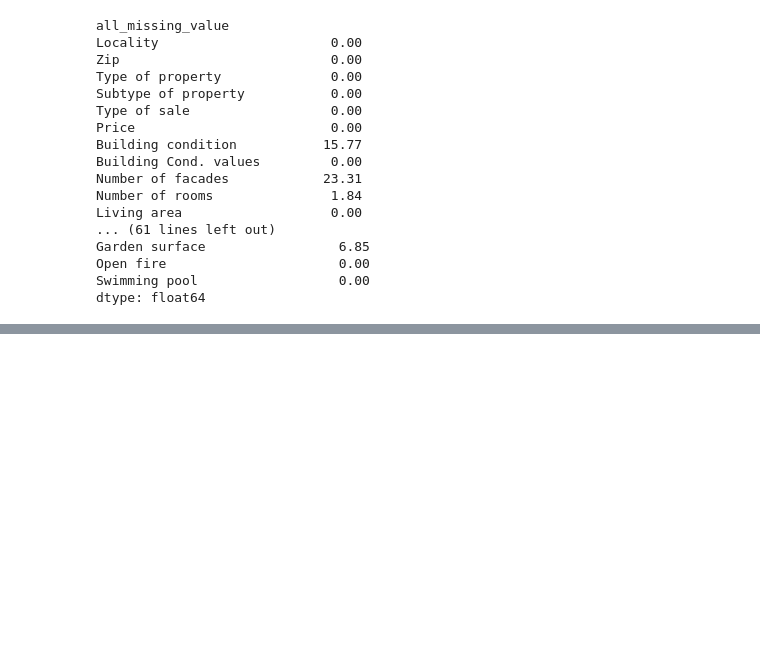
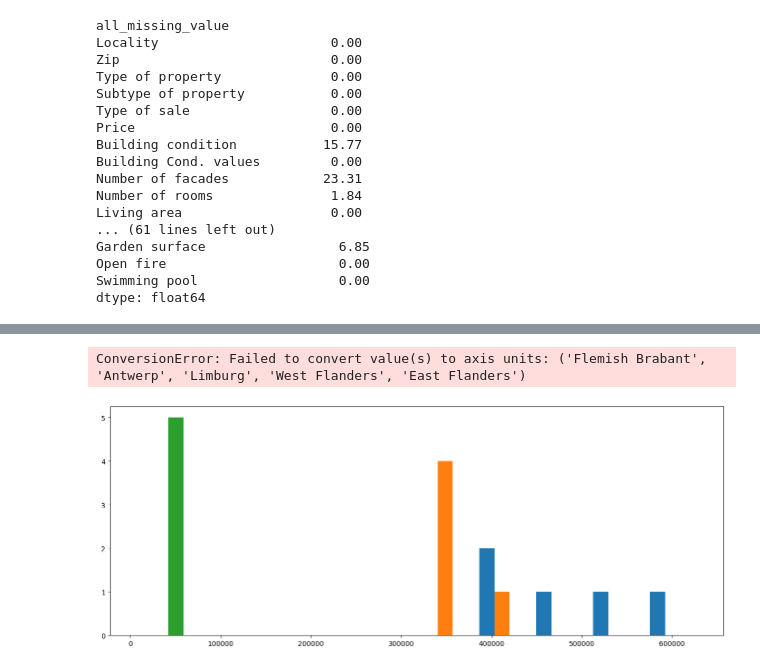
Before and after one commit to melikkekaya/challenge-data-analysis, a Jupyter notebook: mourad.ipynb, the cells around one changed output, grey strips where cells are left out. Drawn from its saved outputs; the diff is of its cells as text; code cells hidden in the pictures; blank space fills up the shorter version.

```diff
--- a/mourad.ipynb
+++ b/mourad.ipynb
@@ -270,3 +308,17 @@ least_expensive_brussels = brussels_metrics['Avg_Price'].idxmin()
+# %%
+
+fig = plt.figure(figsize=(16,6))
+n, bins, patches = plt.hist(flanders_metrics)
+bins=('Flemish Brabant','Antwerp','Limburg','West Flanders','East Flanders')
+
+plt.xticks(bins)
+plt.grid(color='white', lw = 0.5, axis='x')
+
+plt.title('Histogram of Avg_Price per region', loc = 'left', fontsize = 18)
+plt.show()
+# %% [output]
+ConversionError: Failed to convert value(s) to axis units: ('Flemish Brabant', 'Antwerp', 'Limburg', 'West Flanders', 'East Flanders')
+[figure, added]
 # %%
 pd.set_option('display.float_format', '{:.2f}'.format)
 
```
Also changed, not shown: parts of 7 cells of this notebook.
